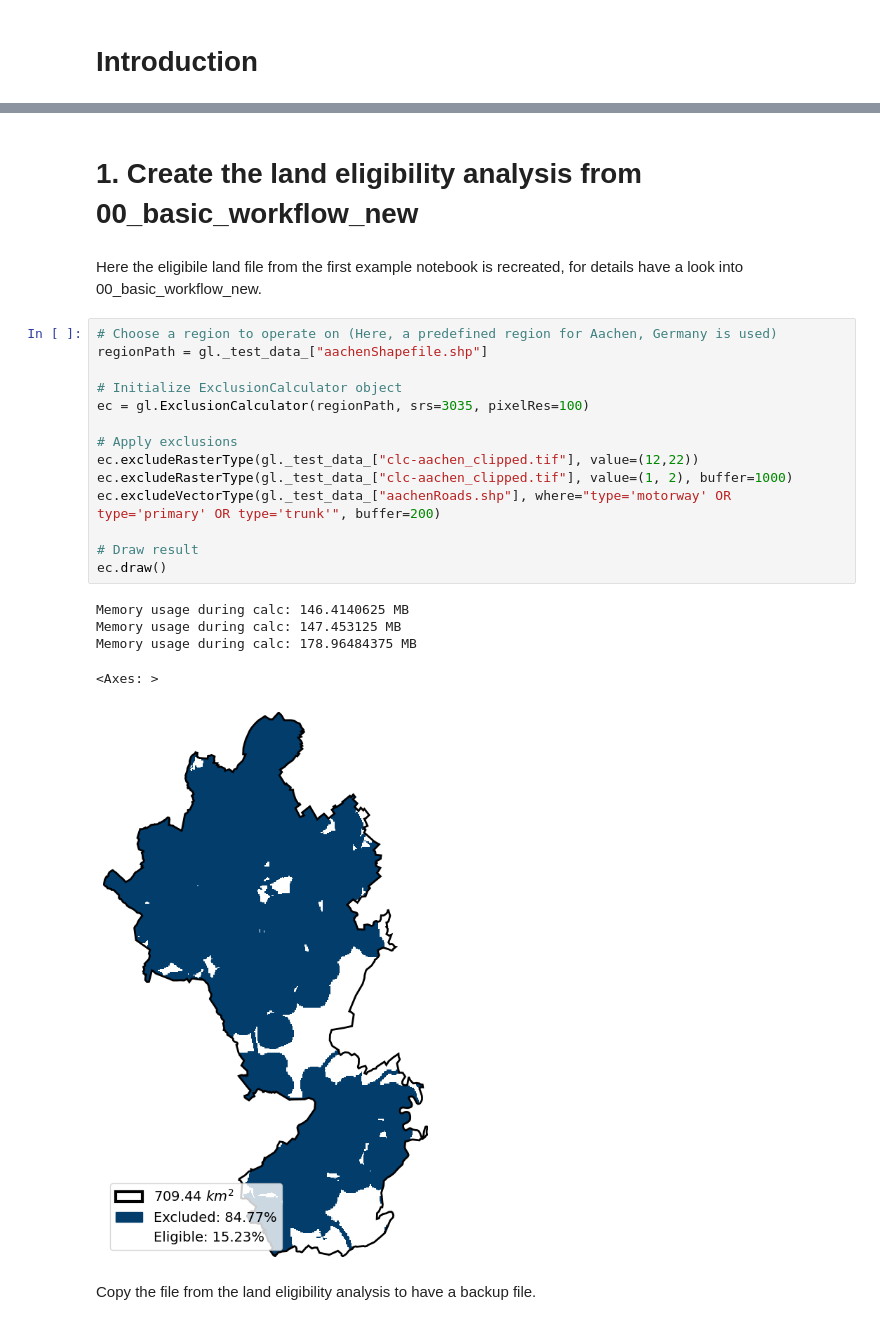
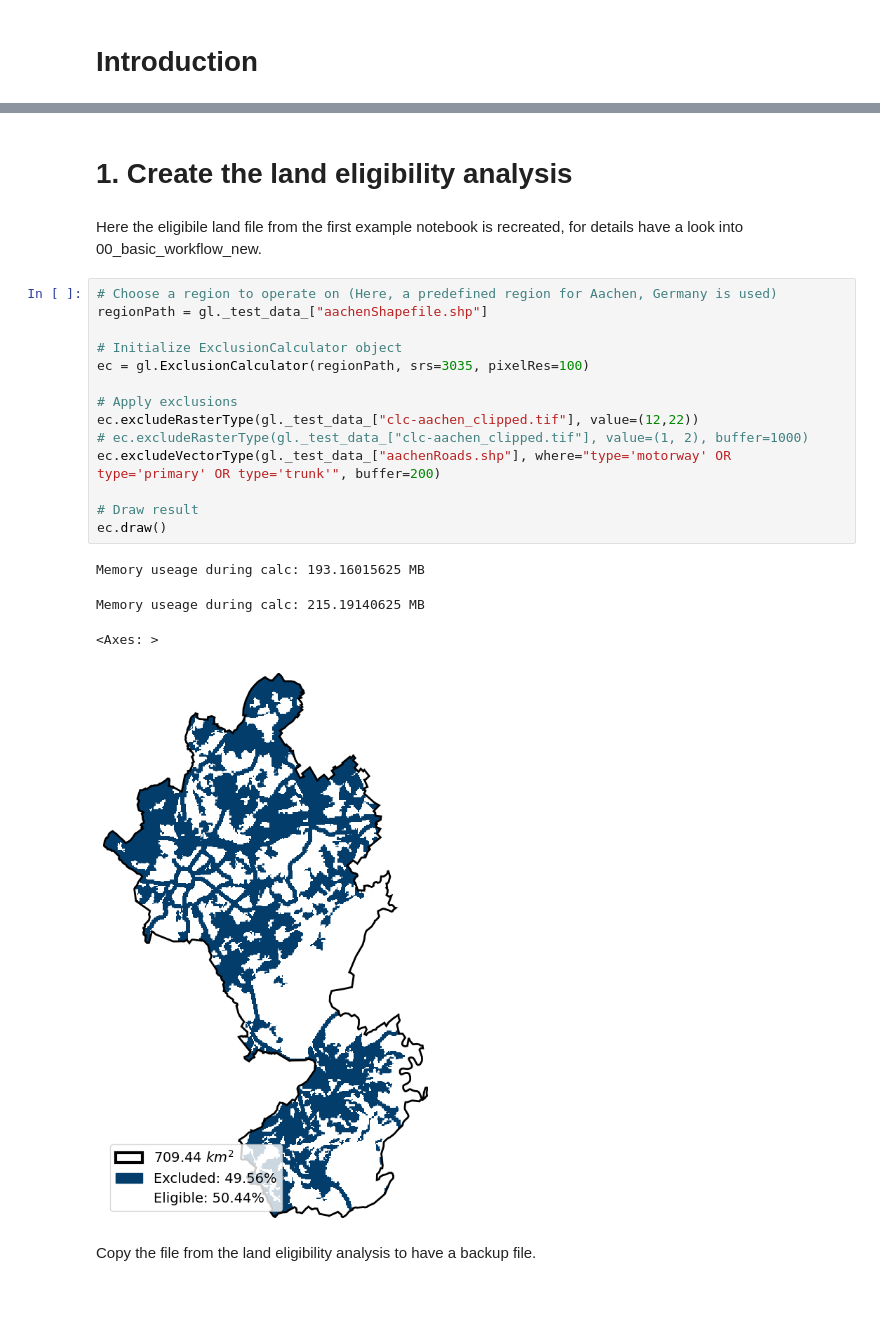
Before and after one commit to FZJ-IEK3-VSA/glaes, a Jupyter notebook: Examples/01_Placement_algorithm_new.ipynb, the cells around one changed output, grey strips where cells are left out. Drawn from its saved outputs; the diff is of its cells as text; blank space fills up the shorter version.

```diff
--- a/Examples/01_Placement_algorithm_new.ipynb
+++ b/Examples/01_Placement_algorithm_new.ipynb
@@ -23,29 +25,28 @@ import glaes as gl
 #other imports
 from copy import copy
 # %% [markdown]
-# 1. Create the land eligibility analysis from 00_basic_workflow_new
+# 1. Create the land eligibility analysis
 # %% [markdown]
 Here the eligibile land file from the first example notebook is recreated, for details have a look into 00_basic_workflow_new.
 # %%
 # Choose a region to operate on (Here, a predefined region for Aachen, Germany is used)
 regionPath = gl._test_data_["aachenShapefile.shp"]
 
 # Initialize ExclusionCalculator object
 ec = gl.ExclusionCalculator(regionPath, srs=3035, pixelRes=100)
 
 # Apply exclusions
 ec.excludeRasterType(gl._test_data_["clc-aachen_clipped.tif"], value=(12,22))
-ec.excludeRasterType(gl._test_data_["clc-aachen_clipped.tif"], value=(1, 2), buffer=1000)
+# ec.excludeRasterType(gl._test_data_["clc-aachen_clipped.tif"], value=(1, 2), buffer=1000)
 ec.excludeVectorType(gl._test_data_["aachenRoads.shp"], where="type='motorway' OR type='primary' OR type='trunk'", buffer=200)
 
 # Draw result
 ec.draw()
 # %% [output]
-Memory usage during calc: 146.4140625 MB
-Memory usage during calc: 147.453125 MB
-Memory usage during calc: 178.96484375 MB
+Memory useage during calc: 193.16015625 MB
-<Axes: >
+Memory useage during calc: 215.19140625 MB
+<Axes: >
-[figure, old version]
+[figure, new version]
 # %% [markdown]
 Copy the file from the land eligibility analysis to have a backup file.
 # %%
```
Also changed, not shown: parts of 18 cells of this notebook, 8 other files.
